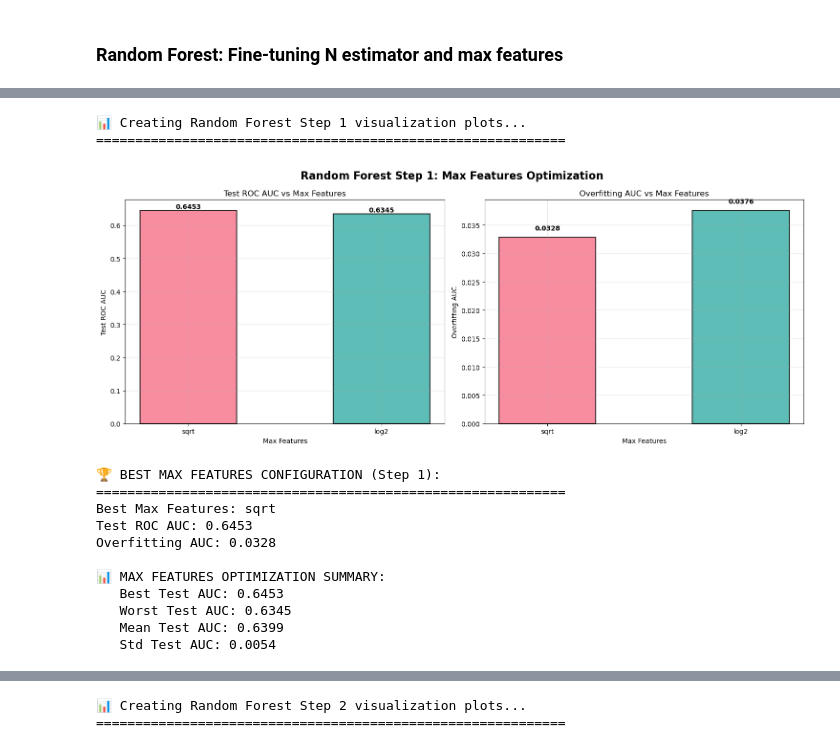
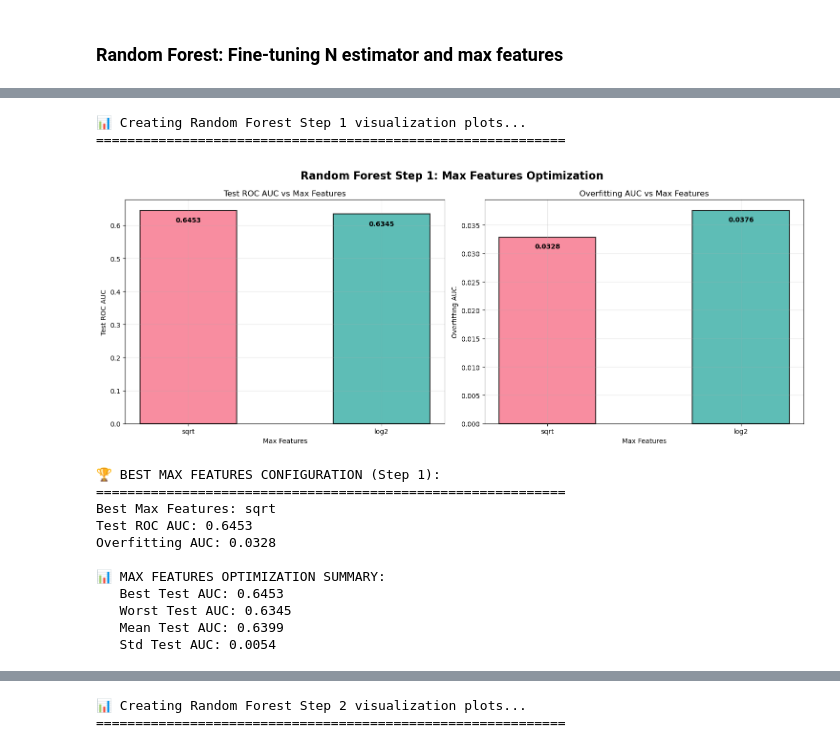
Before and after one commit to yongjun21/Team10_IT5006_Healthcare_Analytics_AY2526, a Jupyter notebook: notebooks/finetuning.ipynb, the cells around one changed output, grey strips where cells are left out. Cells and saved outputs as stored; diff of their text form; code cells hidden in the pictures.

```diff
--- a/notebooks/finetuning.ipynb
+++ b/notebooks/finetuning.ipynb
@@ -991,7 +991,7 @@ ax1.set_ylim(auto=True)
 
 # Add value labels on bars
 for i, v in enumerate(features_aucs):
-    ax1.text(i, v + 0.001, f'{v:.4f}', ha='center', va='bottom', fontweight='bold')
+    ax1.text(i, v - 0.02, f'{v:.4f}', ha='center', va='top', fontweight='bold')
 
 # Plot 2: Overfitting AUC vs max_features
 ax2 = axes[1]
@@ -1004,35 +1004,35 @@ ax2.set_xticklabels(features_vals)
 ax2.grid(True, alpha=0.3)
 ax2.set_ylim(auto=True)
 
 # Add value labels on bars
 for i, v in enumerate(features_overfitting):
-    ax2.text(i, v + 0.001, f'{v:.4f}', ha='center', va='bottom', fontweight='bold')
+    ax2.text(i, v - 0.001, f'{v:.4f}', ha='center', va='top', fontweight='bold')
 
 plt.tight_layout()
 plt.show()
 
 # Find best max_features configuration
 print("\n🏆 BEST MAX FEATURES CONFIGURATION (Step 1):")
 print("=" * 60)
 
 best_features = max(rf_features_results.keys(), key=lambda x: rf_features_results[x]['test_roc_auc'])
 best_features_auc = rf_features_results[best_features]['test_roc_auc']
 best_features_overfitting = rf_features_results[best_features]['overfitting_auc']
 
 print(f"Best Max Features: {best_features}")
 print(f"Test ROC AUC: {best_features_auc:.4f}")
 print(f"Overfitting AUC: {best_features_overfitting:.4f}")
 
 # Summary statistics
 print(f"\n📊 MAX FEATURES OPTIMIZATION SUMMARY:")
 print(f"   Best Test AUC: {max(features_aucs):.4f}")
 print(f"   Worst Test AUC: {min(features_aucs):.4f}")
 print(f"   Mean Test AUC: {np.mean(features_aucs):.4f}")
 print(f"   Std Test AUC: {np.std(features_aucs):.4f}")
 # %% [output]
 📊 Creating Random Forest Step 1 visualization plots...
 ============================================================
-[figure, old version]
+[figure, new version]
 🏆 BEST MAX FEATURES CONFIGURATION (Step 1):
 ============================================================
 Best Max Features: sqrt
```
Also changed, not shown: parts of 13 cells of this notebook, 1 other file.
